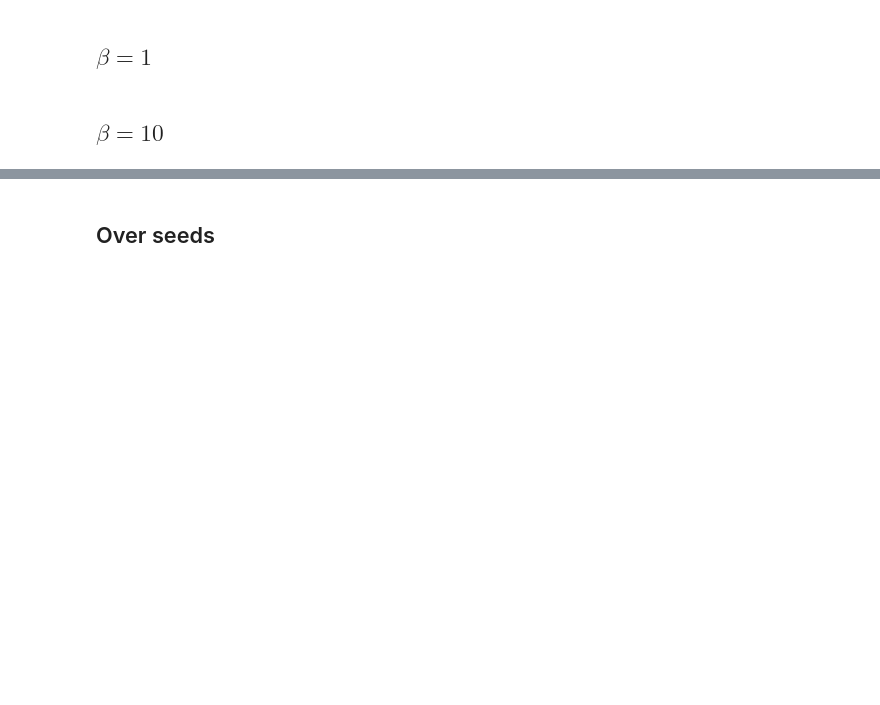
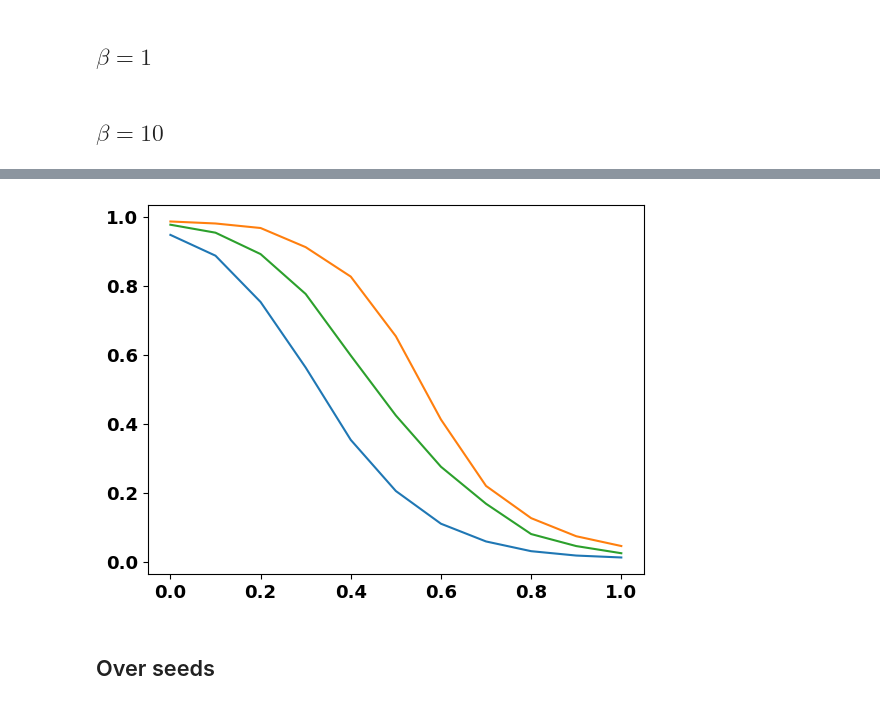
Before and after one commit to Nikoleta-v3/conditional-cooperation-with-longer-memory, a Jupyter notebook: notebooks/Merging Evolutionary Data.ipynb, the cells around one changed output, grey strips where cells are left out. Cells and saved outputs as stored; diff of their text form; code cells hidden in the pictures; blank space fills up the shorter version.

```diff
--- a/notebooks/Merging Evolutionary Data.ipynb
+++ b/notebooks/Merging Evolutionary Data.ipynb
@@ -454,0 +481,41 @@ df.to_csv("../evolution_for_beta_10.csv")
+# %%
+beta = 2
+
+dfs = []
+
+for sdim, label, max_step, name in zip([2, 4, 8],
+                                       ['one', 'two', 'three'],
+                                       [10 ** 7, 10 ** 7, 2 * 10 ** 7],
+                                       [names1, names2, names3]):
+
+    for c in cs:
+
+        df = pd.read_csv(f"../data/beta_2/bits_{sdim}_beta_{beta}_seed_1_c_{c}.csv", names=name)
+
+        df = df.drop_duplicates()
+
+        df['beta'] = beta
+        df['c'] = c
+        df['type'] = f'{label}-bit'
+
+        df['seed'] = 1
+
+        df = frequencies(df, max_step)
+
+        dfs.append(df)
+# %%
+df = pd.concat(dfs)
+# %%
+groups = df.groupby("type")
+
+per_type_points = []
+for i, group in groups:
+    print(i)
+    points = []
+    group = group.sort_values("c")
+    cost_groups = group.groupby("c")
+
+    for j, cost_group in cost_groups:
+        points.append(sum(cost_group['frequencies norm'] * cost_group['cooperation']))
+
+    per_type_points.append(points)
@@ -455,3 +540,8 @@ df.to_csv("../evolution_for_beta_10.csv")
+# %%
+for points in per_type_points:
+    plt.plot(np.linspace(0, 1, 11), points)
+# %% [output]
+[figure, added]
 # %% [markdown]
 ## Over seeds
 # %%
```
Also changed, not shown: parts of 30 cells of this notebook, 4 other files.
